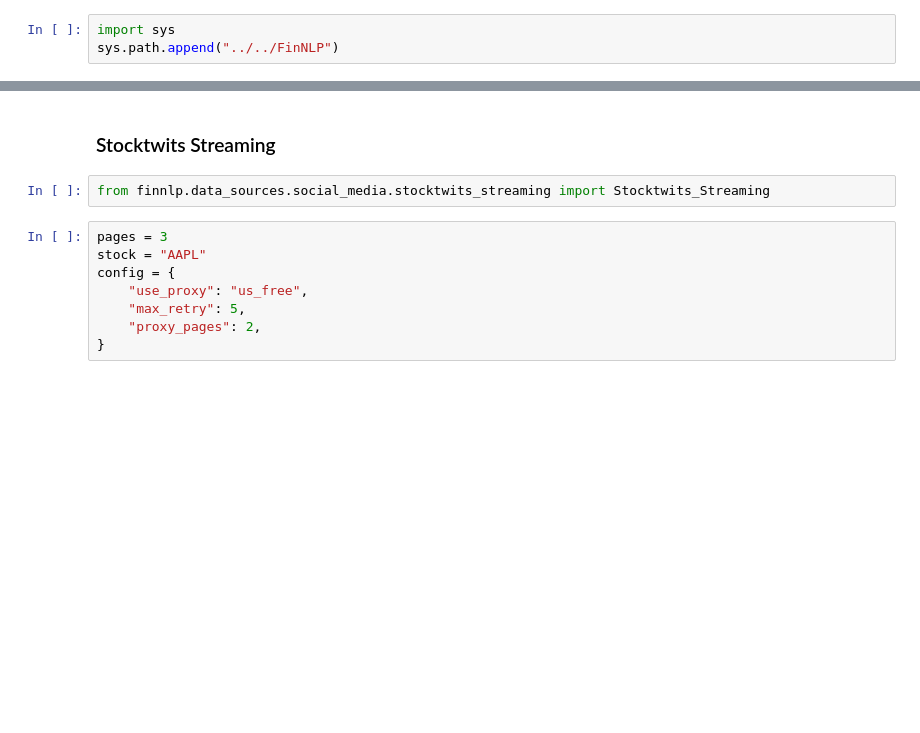
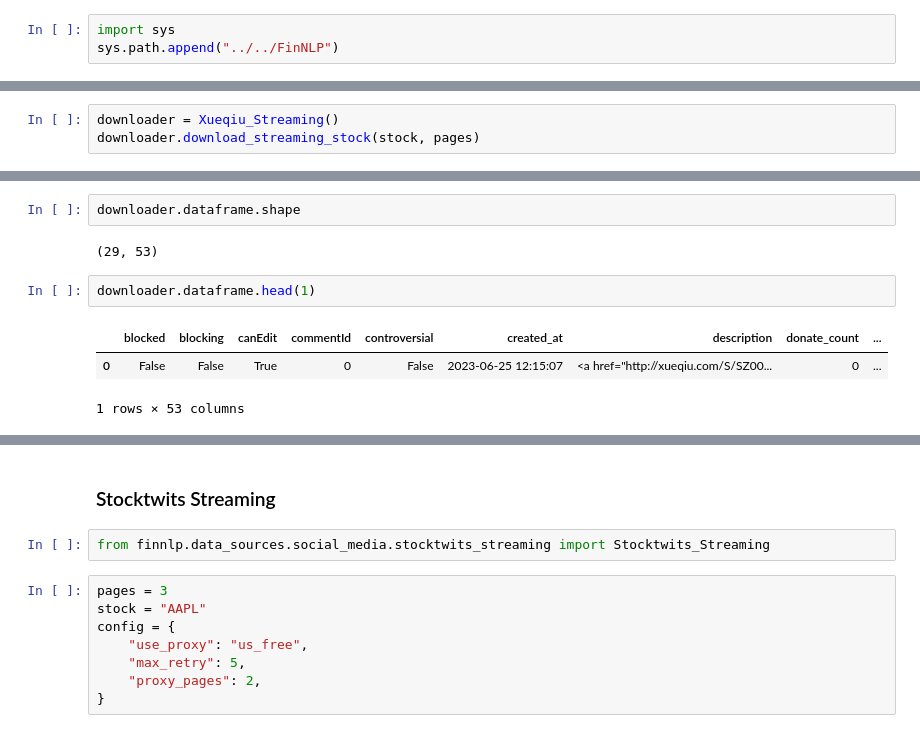
Before and after one commit to AI4Finance-Foundation/FinNLP, a Jupyter notebook: docs/FinNLP/docs/jupyter/Data_Sources_Social_Media.ipynb, the cells around one changed output, grey strips where cells are left out. Drawn from its saved outputs; the diff is of its cells as text; blank space fills up the shorter version.

```diff
--- a/docs/FinNLP/docs/jupyter/Data_Sources_Social_Media.ipynb
+++ b/docs/FinNLP/docs/jupyter/Data_Sources_Social_Media.ipynb
@@ -3,0 +91,3 @@ sys.path.append("../../FinNLP")
+# %%
+downloader = Xueqiu_Streaming()
+downloader.download_streaming_stock(stock, pages)
@@ -3,0 +96,10 @@ sys.path.append("../../FinNLP")
+# %%
+downloader.dataframe.shape
+# %% [output]
+(29, 53)
+# %%
+downloader.dataframe.head(1)
+# %% [output]
+|  | blocked | blocking | canEdit | commentId | controversial | created_at | description | donate_count | ... |
+| 0 | False | False | True | 0 | False | 2023-06-25 12:15:07 | <a href="http://xueqiu.com/S/SZ00... | 0 | ... |
+1 rows × 53 columns
```
Also changed, not shown: parts of 22 cells of this notebook, 8 other files.
